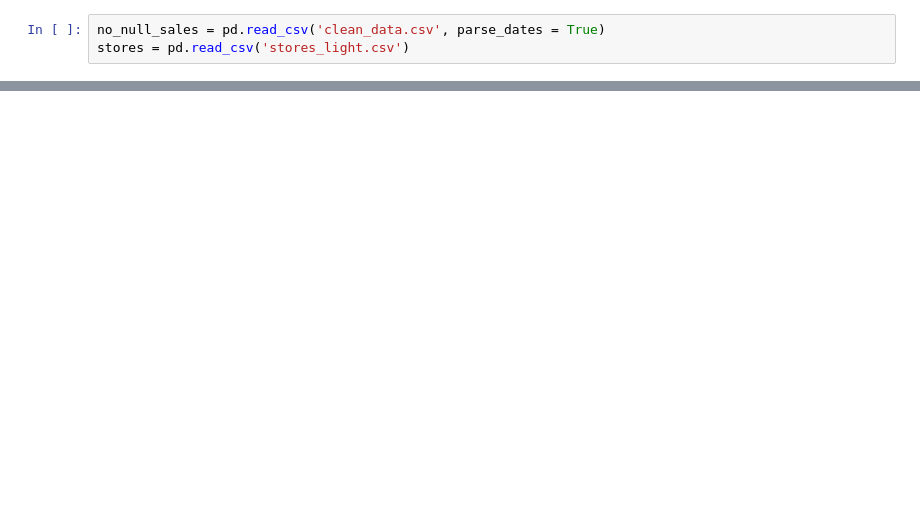
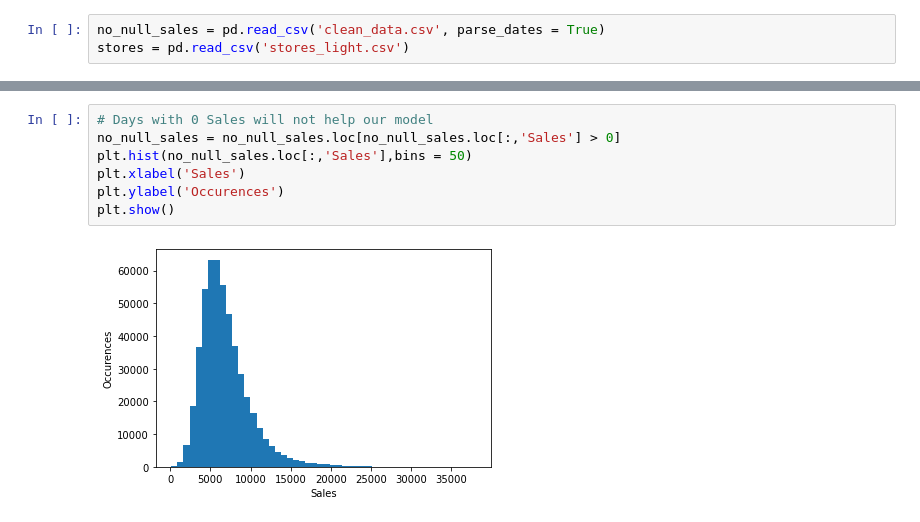
Before and after one commit to Codexel/minicomp, a Jupyter notebook: experimental_notebook.ipynb, the cells around one changed output, grey strips where cells are left out. Cells and saved outputs as stored; diff of their text form; blank space fills up the shorter version.

```diff
--- a/experimental_notebook.ipynb
+++ b/experimental_notebook.ipynb
@@ -66,0 +45,9 @@ stores = pd.read_csv('stores_light.csv')
+# %%
+# Days with 0 Sales will not help our model
+no_null_sales = no_null_sales.loc[no_null_sales.loc[:,'Sales'] > 0]
+plt.hist(no_null_sales.loc[:,'Sales'],bins = 50)
+plt.xlabel('Sales')
+plt.ylabel('Occurences')
+plt.show()
+# %% [output]
+[figure, added]
```
Also changed, not shown: parts of 94 cells of this notebook, 3 other files.
